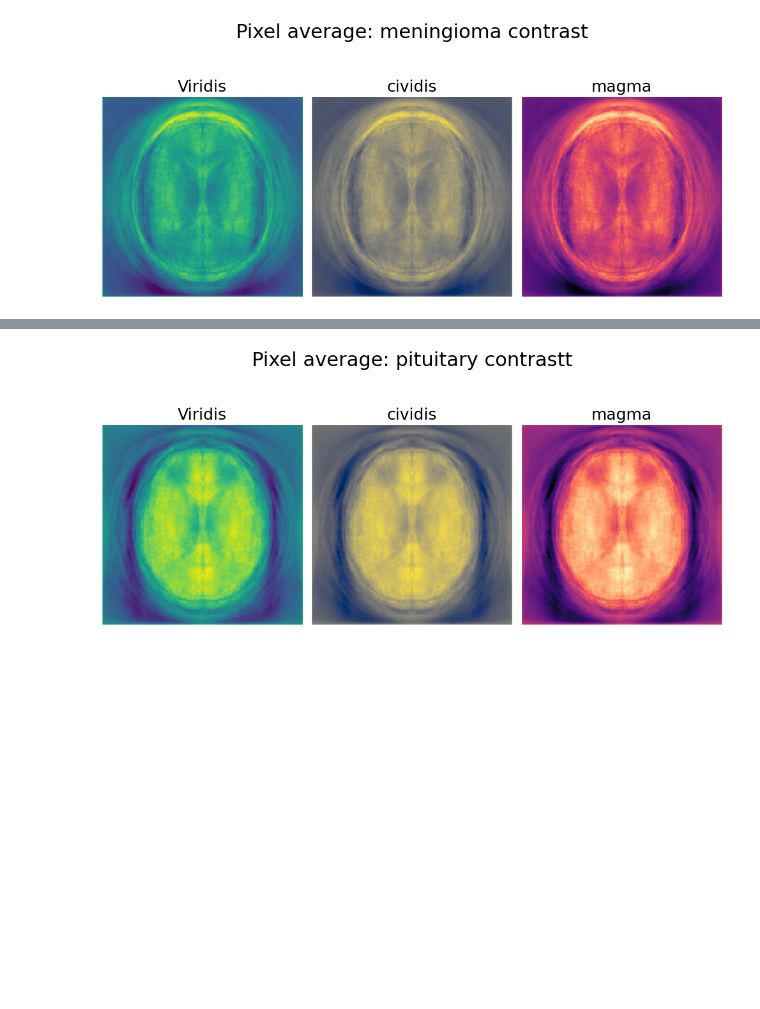
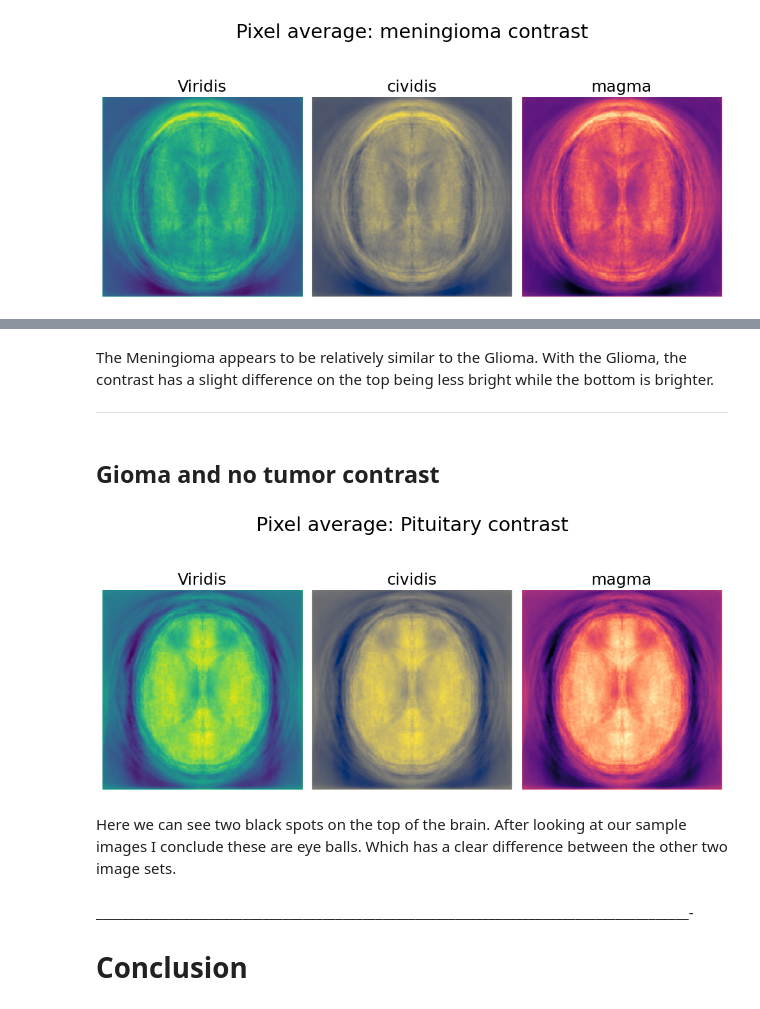
Before and after one commit to DerikVo/Brain_tumor_classification, a Jupyter notebook: Notebooks/01_EDA.ipynb, the cells around one changed output, grey strips where cells are left out. Cells and saved outputs as stored; diff of their text form; code cells hidden in the pictures; blank space fills up the shorter version.

```diff
--- a/Notebooks/01_EDA.ipynb
+++ b/Notebooks/01_EDA.ipynb
@@ -107,4 +148,15 @@ eda.display_image(glioma_contrast, 'glioma contrastt')
+# %% [markdown]
+The Meningioma appears to be relatively similar to the Glioma. With the Glioma, the contrast has a slight difference on the top being less bright while the bottom is brighter.
+___________________________________________________________________________________________________________________
+# %% [markdown]
+## Gioma and no tumor contrast
 # %%
-eda.display_image(pituitary_contrast, 'pituitary contrastt')
+#display colorblind friendly copies of the pituitary contrast
+eda.display_image(pituitary_contrast, 'Pituitary contrast')
 # %% [output]
-[figure, old version]
+[figure, new version]
+# %% [markdown]
+Here we can see two black spots on the top of the brain. After looking at our sample images I conclude these are eye balls. Which has a clear difference between the other two image sets.
+# %% [markdown]
+_________________________________________________________________________________________-
+# Conclusion
```
Also changed, not shown: parts of 28 cells of this notebook, 6 other files.
